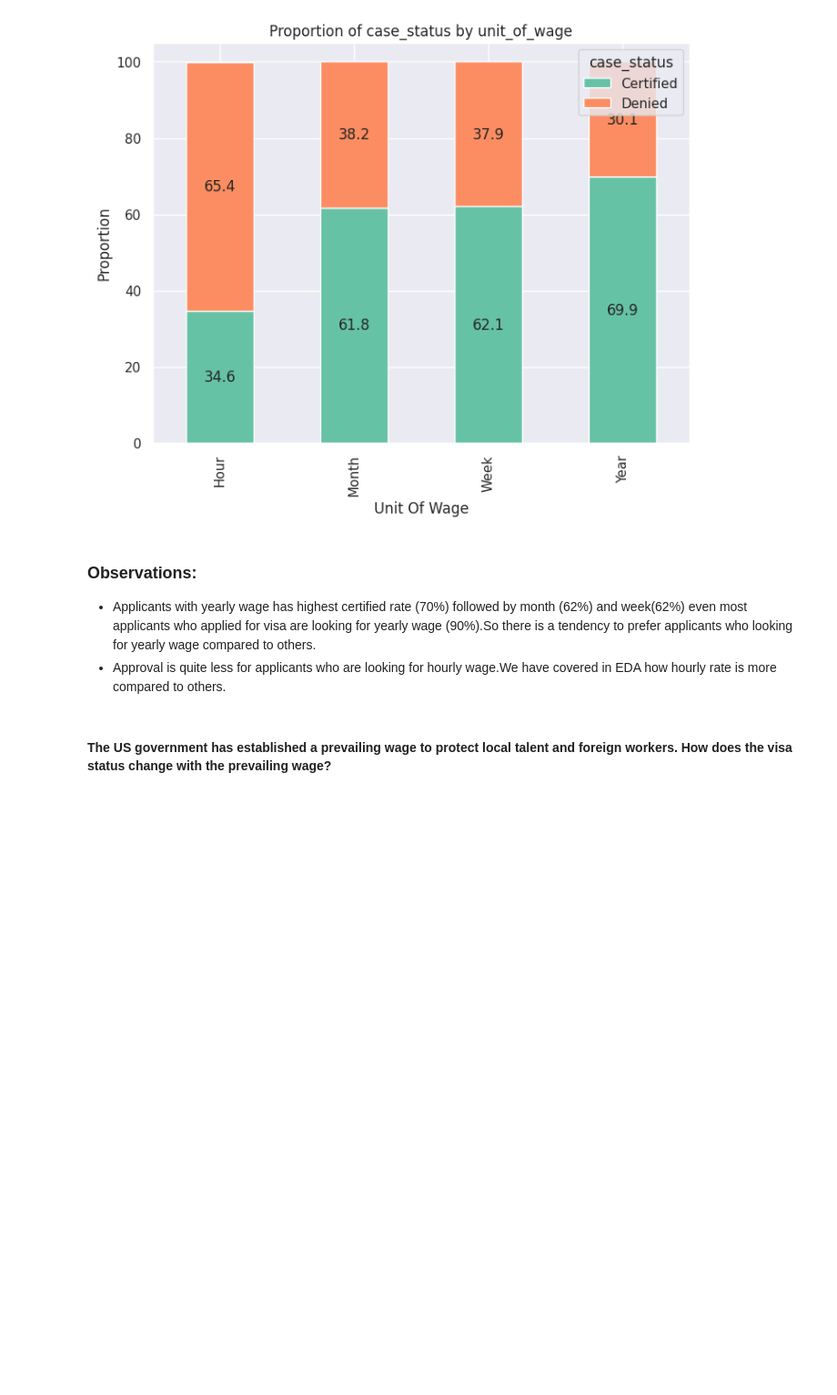
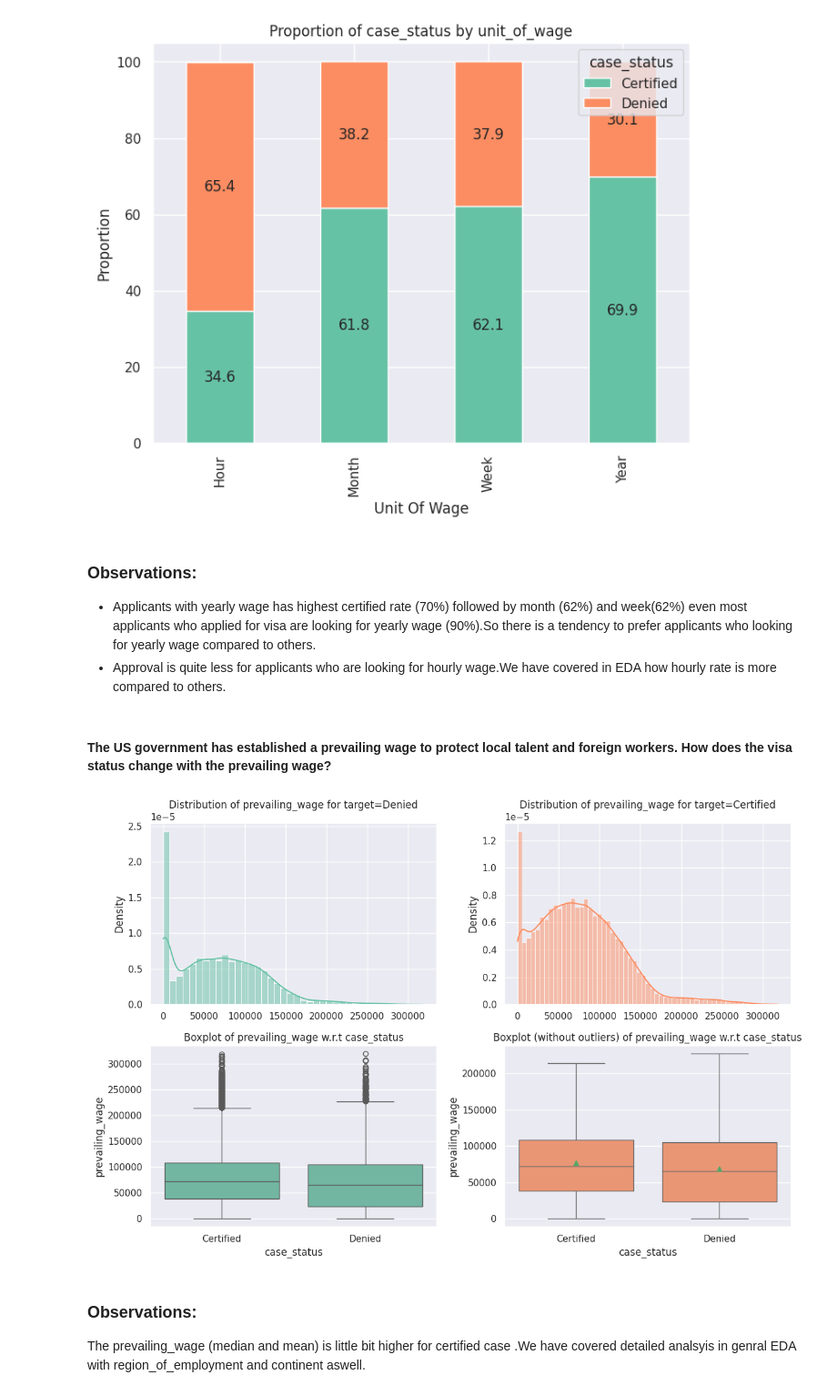
Before and after one commit to Rajesh2015/easy-visa, a Jupyter notebook: easy-visa-solution.ipynb, the cells around one changed output. Shown at 91% size. Saved outputs shown, nothing was run; the diff lists cells and outputs as text; code cells hidden in the pictures; blank space fills up the shorter version.

```diff
--- a/easy-visa-solution.ipynb
+++ b/easy-visa-solution.ipynb
@@ -1418,3 +1428,11 @@ plot_stacked_bar_with_annotations(df=ezdf,x='unit_of_wage',y='case_status');
 - Approval is quite less for applicants who are looking for hourly wage.We have covered in EDA how hourly rate is more compared to others.
 # %% [markdown]
 #### The US government has established a prevailing wage to protect local talent and foreign workers. How does the visa status change with the prevailing wage?
+# %%
+# Hostogram with box plot to show prevaling wage w.r.t visa status
+distribution_plot_wrt_target(data=ezdf,predictor='prevailing_wage',target='case_status',showhistogram=True,figsize=(12,8))
+# %% [output]
+[figure, added]
+# %% [markdown]
+### Observations:
+The prevailing_wage (median and mean) is little bit higher for certified case .We have covered detailed analsyis in genral EDA with region_of_employment and continent aswell.
```
Also changed, not shown: parts of 4 cells of this notebook.
